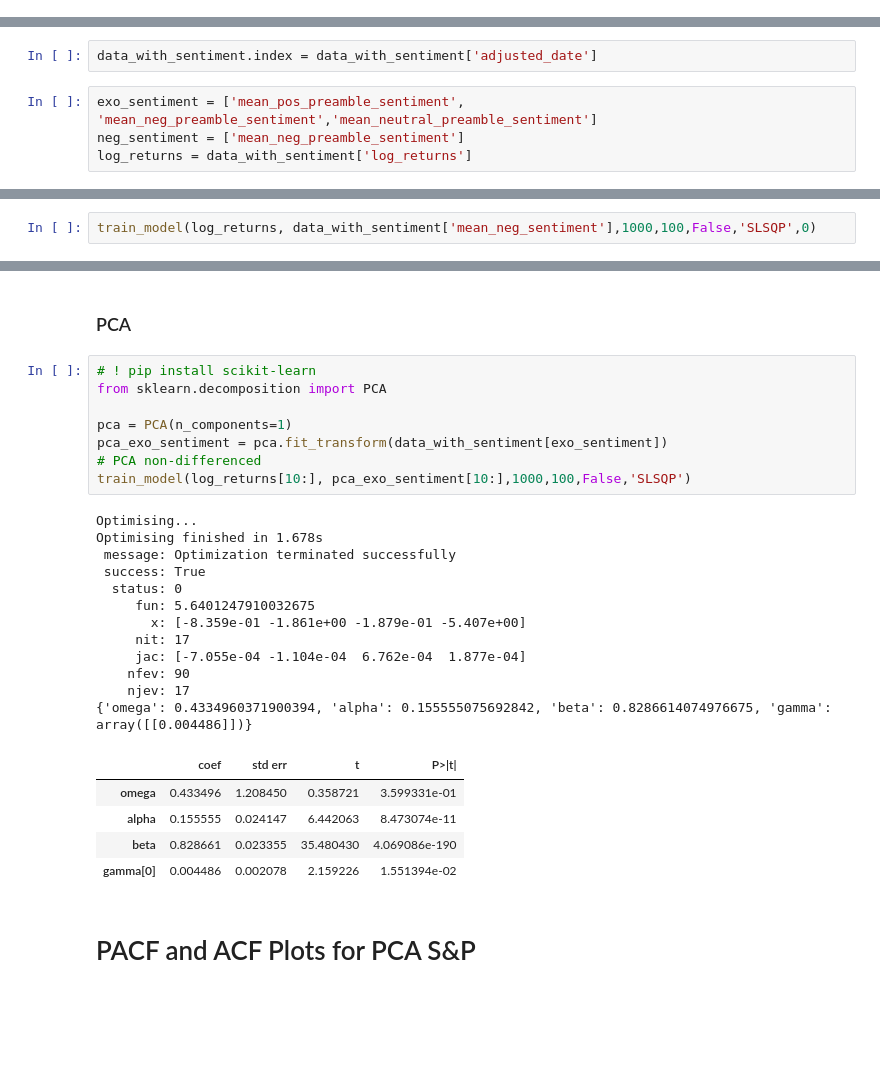
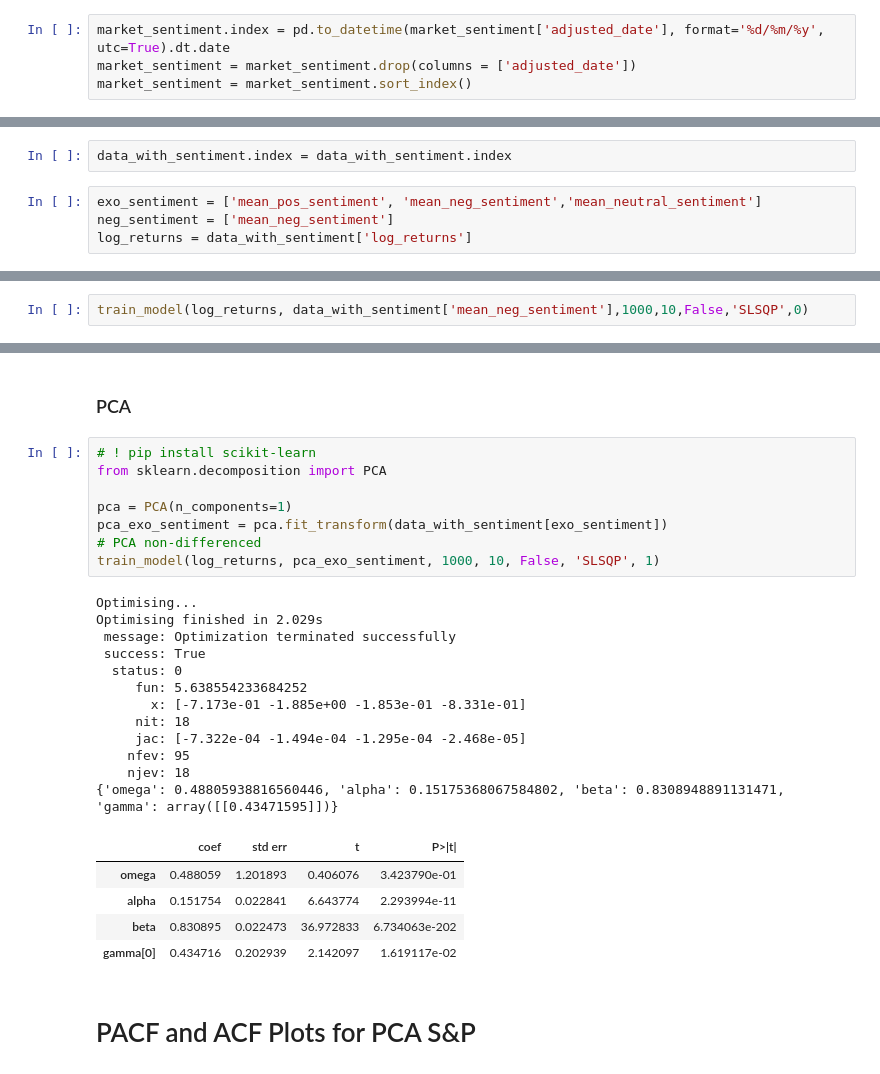
Before and after one commit to hwh1771/sentiment-analysis-volatility-forecasting, a Jupyter notebook: notebooks/04a_garch_exogenous_spy.ipynb, the cells around one changed output, grey strips where cells are left out. Cells and saved outputs as stored; diff of their text form; blank space fills up the shorter version.

```diff
--- a/notebooks/04a_garch_exogenous_spy.ipynb
+++ b/notebooks/04a_garch_exogenous_spy.ipynb
@@ -85,0 +80,4 @@ market_sentiment.index = pd.DatetimeIndex(market_sentiment['adjusted_date'])
+# %%
+market_sentiment.index = pd.to_datetime(market_sentiment['adjusted_date'], format='%d/%m/%y', utc=True).dt.date
+market_sentiment = market_sentiment.drop(columns = ['adjusted_date'])
+market_sentiment = market_sentiment.sort_index()
@@ -113,14 +144,14 @@ def train_model(log_returns,exo_sentiment, log_returns_scale_factor, exo_scale_f
     garch_with_sentiment.train(log_returns_scale_factor*log_returns, x = exo_scale_factor * exo_sentiment,use_constraints= use_constraints, method = method)
     return garch_with_sentiment.summary()
 # %%
-data_with_sentiment.index = data_with_sentiment['adjusted_date']
+data_with_sentiment.index = data_with_sentiment.index
 # %%
-exo_sentiment = ['mean_pos_preamble_sentiment', 'mean_neg_preamble_sentiment','mean_neutral_preamble_sentiment']
-neg_sentiment = ['mean_neg_preamble_sentiment']
+exo_sentiment = ['mean_pos_sentiment', 'mean_neg_sentiment','mean_neutral_sentiment']
+neg_sentiment = ['mean_neg_sentiment']
 log_returns = data_with_sentiment['log_returns']
 # %% [markdown]
 ## GARCH Baseline
 # %%
-train_model(log_returns, data_with_sentiment['mean_neg_sentiment'],1000,100,False,'SLSQP',0)
+train_model(log_returns, data_with_sentiment['mean_neg_sentiment'],1000,10,False,'SLSQP',0)
 # %% [output]
 Optimising...
@@ -170,29 +201,29 @@ Optimising finished in 3.145s
 # %%
 # ! pip install scikit-learn
 from sklearn.decomposition import PCA
 
 pca = PCA(n_components=1)
 pca_exo_sentiment = pca.fit_transform(data_with_sentiment[exo_sentiment])
 # PCA non-differenced
-train_model(log_returns[10:], pca_exo_sentiment[10:],1000,100,False,'SLSQP')
+train_model(log_returns, pca_exo_sentiment, 1000, 10, False, 'SLSQP', 1)
 # %% [output]
 Optimising...
-Optimising finished in 1.678s
+Optimising finished in 2.029s
  message: Optimization terminated successfully
  success: True
   status: 0
-     fun: 5.6401247910032675
-       x: [-8.359e-01 -1.861e+00 -1.879e-01 -5.407e+00]
-     nit: 17
-     jac: [-7.055e-04 -1.104e-04  6.762e-04  1.877e-04]
-    nfev: 90
-    njev: 17
-{'omega': 0.4334960371900394, 'alpha': 0.155555075692842, 'beta': 0.8286614074976675, 'gamma': array([[0.004486]])}
+     fun: 5.638554233684252
+       x: [-7.173e-01 -1.885e+00 -1.853e-01 -8.331e-01]
+     nit: 18
+     jac: [-7.322e-04 -1.494e-04 -1.295e-04 -2.468e-05]
+    nfev: 95
+    njev: 18
+{'omega': 0.48805938816560446, 'alpha': 0.15175368067584802, 'beta': 0.8308948891131471, 'gamma': array([[0.43471595]])}
 |  | coef | std err | t | P>|t| |
-| omega | 0.433496 | 1.208450 | 0.358721 | 3.599331e-01 |
-| alpha | 0.155555 | 0.024147 | 6.442063 | 8.473074e-11 |
-| beta | 0.828661 | 0.023355 | 35.480430 | 4.069086e-190 |
-| gamma[0] | 0.004486 | 0.002078 | 2.159226 | 1.551394e-02 |
+| omega | 0.488059 | 1.201893 | 0.406076 | 3.423790e-01 |
+| alpha | 0.151754 | 0.022841 | 6.643774 | 2.293994e-11 |
+| beta | 0.830895 | 0.022473 | 36.972833 | 6.734063e-202 |
+| gamma[0] | 0.434716 | 0.202939 | 2.142097 | 1.619117e-02 |
 # %% [markdown]
 # PACF and ACF Plots for PCA S&P
 # %%
```
Also changed, not shown: parts of 7 cells of this notebook, 1 other file.
